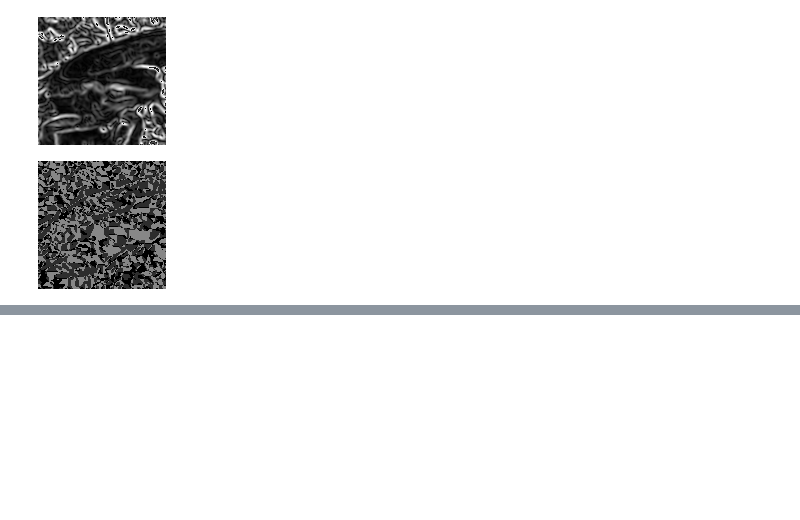
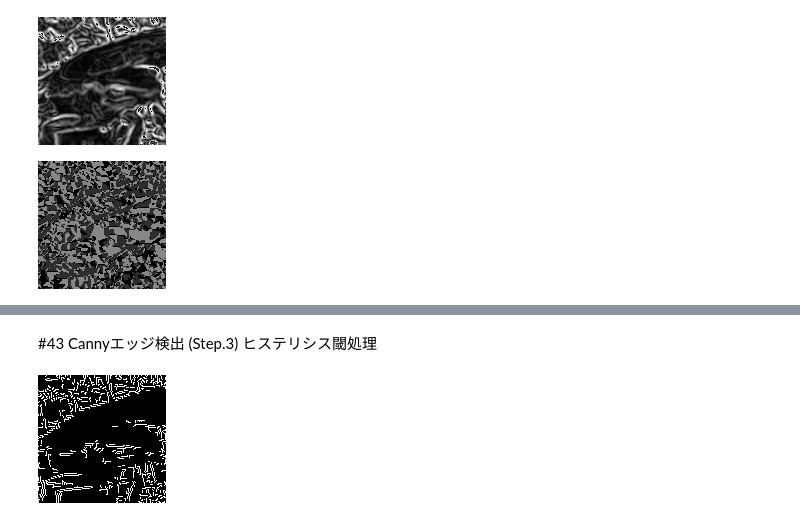
Before and after one commit to katoyu/image-processing-100training, a Jupyter notebook: 画像処理100本ノック41_50.ipynb, the cells around one changed output, grey strips where cells are left out. Drawn from its saved outputs; the diff is of its cells as text; code cells hidden in the pictures; blank space fills up the shorter version.

```diff
--- a/画像処理100本ノック41_50.ipynb
+++ b/画像処理100本ノック41_50.ipynb
@@ -105,0 +139,33 @@ cv2_imshow(out2)
+# %% [markdown]
+#43 Cannyエッジ検出 (Step.3) ヒステリシス閾処理
+# %%
+#41,42から続き
+
+HT = 100
+LT = 30
+
+edge[edge >= HT] = 255
+edge[edge <= LT] = 0
+
+_edge = np.zeros((H+2, W+2), dtype=np.float32)
+_edge[1:H+1, 1:W+1] = edge
+
+# 8 -nearest neighbor
+nn = np.array(((1., 1., 1.), (1., 0., 1.), (1., 1., 1.)), dtype=np.float32)
+
+for y in range(1, H+2):
+    for x in range(1, W+2):
+
+        if _edge[y, x] < LT or _edge[y, x] > HT:
+            continue
+        if np.max(_edge[y-1:y+2, x-1:x+2]*nn) >= HT:
+            _edge[y, x] = 255
+        else:
+            _edge[y, x] = 0
+edge = _edge[1:H+1, 1:W+1]
+
+out = edge.astype(np.uint8)
+
+cv2_imshow(out)
+# %% [output]
+[figure, added]
```
Also changed, not shown: parts of 3 cells of this notebook.
